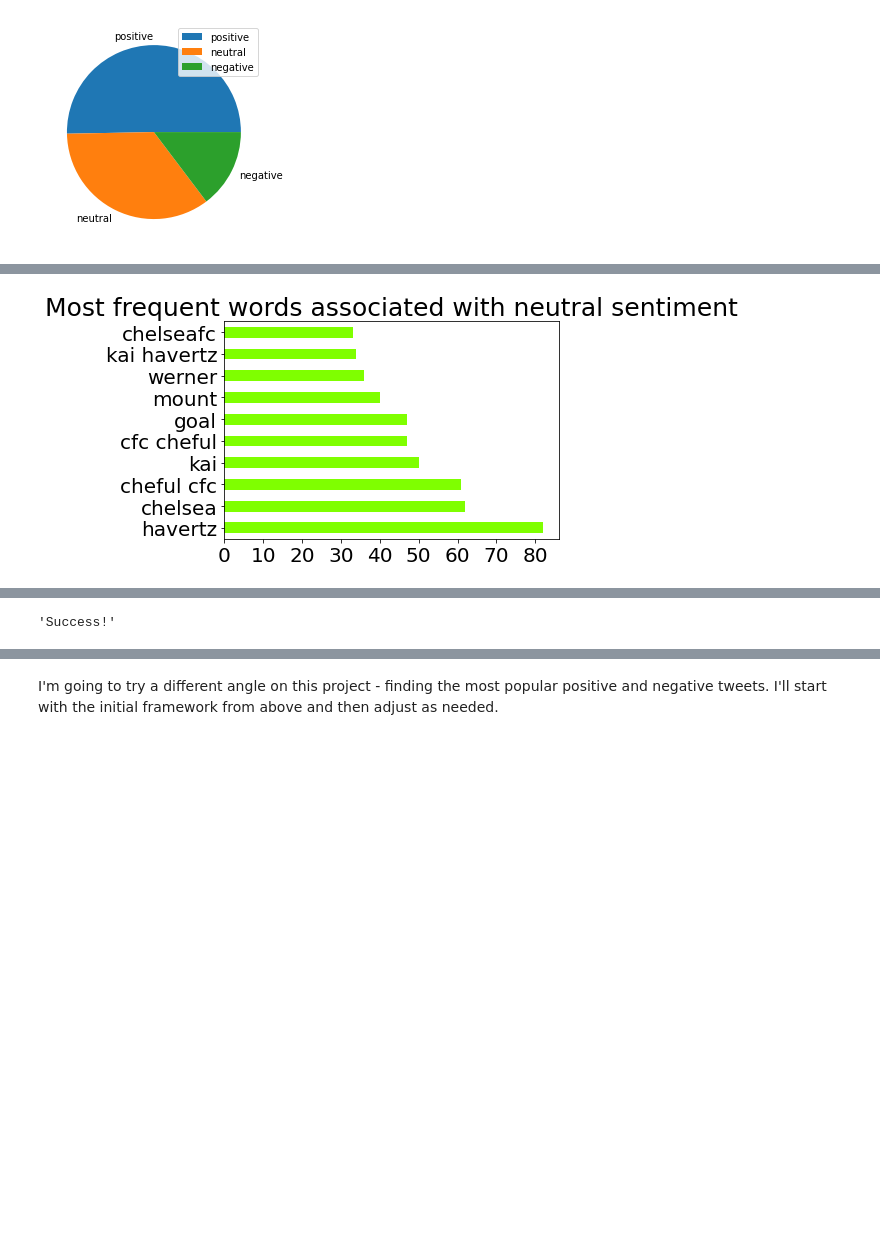
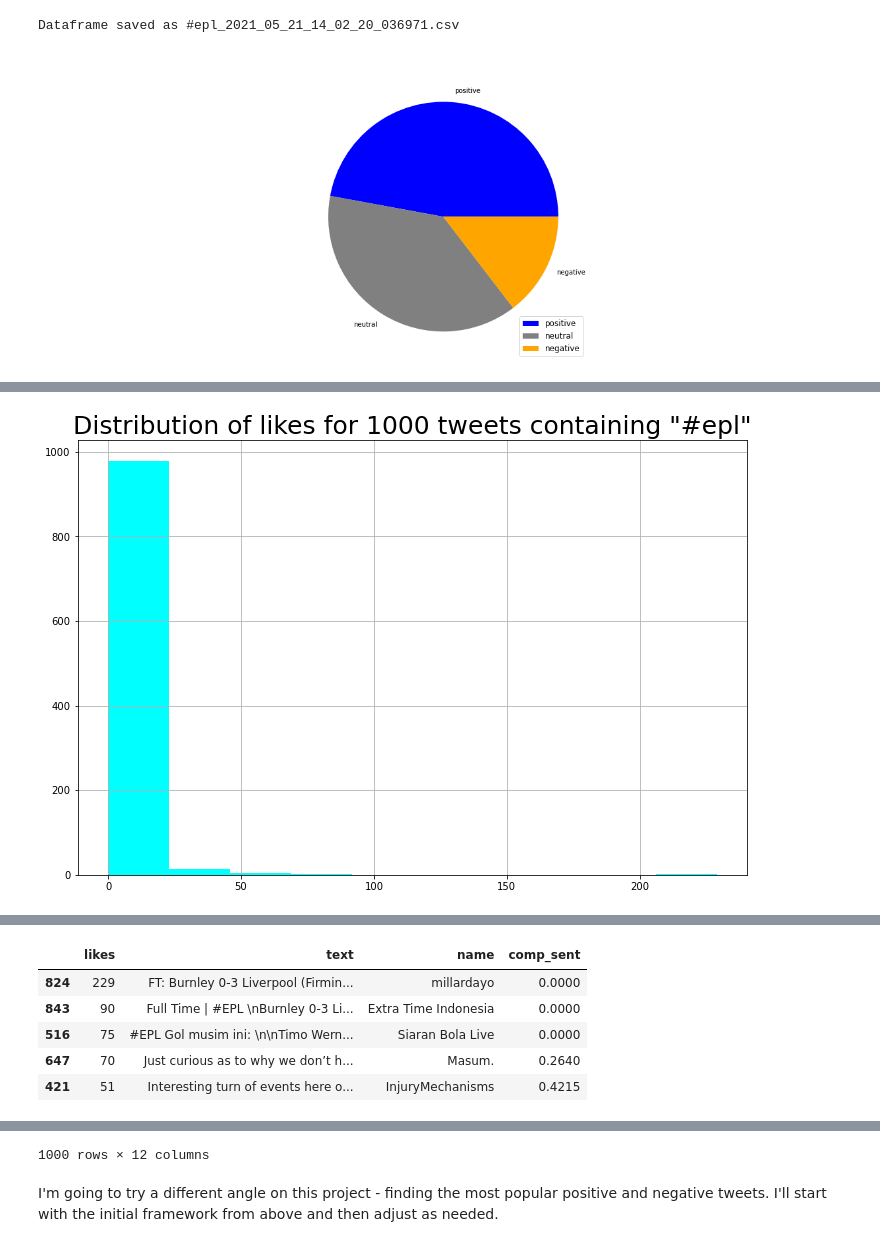
Before and after one commit to griffinwt/desent, a Jupyter notebook: Desent_func.ipynb, the cells around one changed output, grey strips where cells are left out. Drawn from its saved outputs; the diff is of its cells as text; code cells hidden in the pictures; blank space fills up the shorter version.

```diff
--- a/Desent_func.ipynb
+++ b/Desent_func.ipynb
@@ -31,21 +31,21 @@ lemmatizer = WordNetLemmatizer()
 tokenizer = RegexpTokenizer(r'\w+') #create tokenizer to remove punctuation
 cvec = CountVectorizer(stop_words=swords, #remove stop words
                        ngram_range=(1,3),#single, paired, and triplet word patterns
-                       max_df=.3, #ngram has to appear in given percentage or less of posts
-                       min_df=1, #ngram has to appear at least this many times
+                       max_df=.5, #ngram has to appear in given percentage or less of posts
+                       min_df=3, #ngram has to appear at least this many times
                        max_features=1_000) #maximum 1k features
 
 def tokemmetizer(dataframe): #create function to tokenize and lemmatize
     X = dataframe['text'] #analyze text
-    X_tokens = [tokenizer.tokenize(word) for word in X] #tokenize all words
-    X_lem = []
-    for item in X_tokens:
-        X_post = []
-        for word in item:
-            X_post.append(lemmatizer.lemmatize(word)) #remove stop words
-        X_lem.append(' '.join(X_post)) #rejoin lemmatized word list into strings
+#    X_tokens = [tokenizer.tokenize(word) for word in X] #tokenize all words
+#    X_lem = []
+#    for item in X_tokens:
+#        X_post = []
+#        for word in item:
+#            X_post.append(lemmatizer.lemmatize(word)) #remove stop words
+#        X_lem.append(' '.join(X_post)) #rejoin lemmatized word list into strings
     #print(type(X_lem))
-    X_c = cvec.fit_transform(X_lem) #pass posts through count vectorizer
+    X_c = cvec.fit_transform(X) #pass posts through count vectorizer
     X_c_df = pd.DataFrame(X_c.todense(), columns=cvec.get_feature_names()) #make df showing word frequency
     return X_c_df #return dataframe of values
 # %%
@@ -103,4 +209,5 @@ def desent(keyword, quantity=1000):
 # %%
-desent('#cfc')
+desent('#epl')
 # %% [output]
+Dataframe saved as #epl_2021_05_21_14_02_20_036971.csv
-[figure, old version]
+[figure, new version]
@@ -107 +216 @@ desent('#cfc')
-[figure, old version]
+[figure, new version]
@@ -108,0 +218,6 @@ desent('#cfc')
+|  | likes | text | name | comp_sent |
+| 824 | 229 | FT: Burnley 0-3 Liverpool (Firmin... | millardayo | 0.0000 |
+| 843 | 90 | Full Time | #EPL \nBurnley 0-3 Li... | Extra Time Indonesia | 0.0000 |
+| 516 | 75 | #EPL Gol musim ini: \n\nTimo Wern... | Siaran Bola Live | 0.0000 |
+| 647 | 70 | Just curious as to why we don’t h... | Masum. | 0.2640 |
+| 421 | 51 | Interesting turn of events here o... | InjuryMechanisms | 0.4215 |
@@ -110 +231,0 @@ desent('#cfc')
-'Success!'
@@ -110,0 +246 @@ desent('#cfc')
+1000 rows × 12 columns
```
Also changed, not shown: parts of 33 cells of this notebook.
